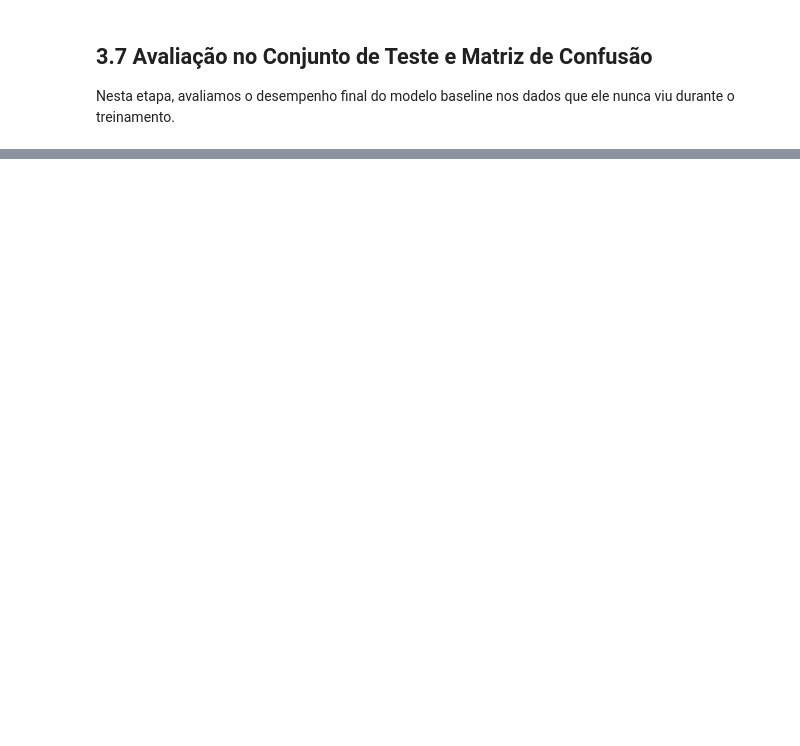
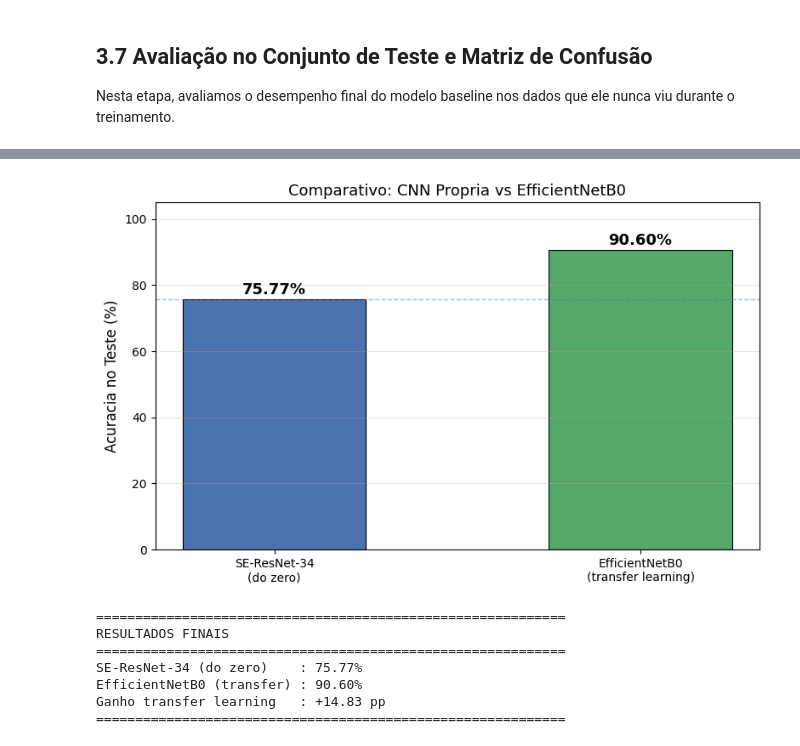
Before and after one commit to GiovaniFetzner/ImageRecognition, a Jupyter notebook: Projeto.ipynb, the cells around one changed output, grey strips where cells are left out. Drawn from its saved outputs; the diff is of its cells as text; code cells hidden in the pictures; blank space fills up the shorter version.

```diff
--- a/Projeto.ipynb
+++ b/Projeto.ipynb
@@ -1127,0 +1605,41 @@ Melhoria em relação ao baseline: +4.29%
+# %%
+import matplotlib.pyplot as plt
+import numpy as np
+
+# Comparativo final
+modelos = ['SE-ResNet-34\n(do zero)', 'EfficientNetB0\n(transfer learning)']
+acuracias = [75.77, eff_acc * 100]
+cores = ['#4C72B0', '#55A868']
+
+fig, ax = plt.subplots(figsize=(8, 5))
+bars = ax.bar(modelos, acuracias, color=cores, width=0.5, edgecolor='black', linewidth=0.8)
+
+for bar, val in zip(bars, acuracias):
+    ax.text(bar.get_x() + bar.get_width() / 2,
+            bar.get_height() + 0.5,
+            f'{val:.2f}%', ha='center', va='bottom', fontsize=13, fontweight='bold')
+
+ax.set_ylim(0, 105)
+ax.set_ylabel('Acuracia no Teste (%)', fontsize=12)
+ax.set_title('Comparativo: CNN Propria vs EfficientNetB0', fontsize=13)
+ax.axhline(y=75.77, color='#4C72B0', linestyle='--', alpha=0.5, linewidth=1)
+ax.grid(axis='y', alpha=0.3)
+plt.tight_layout()
+plt.show()
+
+print('=' * 60)
+print('RESULTADOS FINAIS')
+print('=' * 60)
+print(f'SE-ResNet-34 (do zero)    : 75.77%')
+print(f'EfficientNetB0 (transfer) : {eff_acc * 100:.2f}%')
+print(f'Ganho transfer learning   : {(eff_acc - 0.7577) * 100:+.2f} pp')
+print('=' * 60)
+# %% [output]
+[figure, added]
+============================================================
+RESULTADOS FINAIS
+============================================================
+SE-ResNet-34 (do zero)    : 75.77%
+EfficientNetB0 (transfer) : 90.60%
+Ganho transfer learning   : +14.83 pp
+============================================================
```
Also changed, not shown: parts of 32 cells of this notebook.
